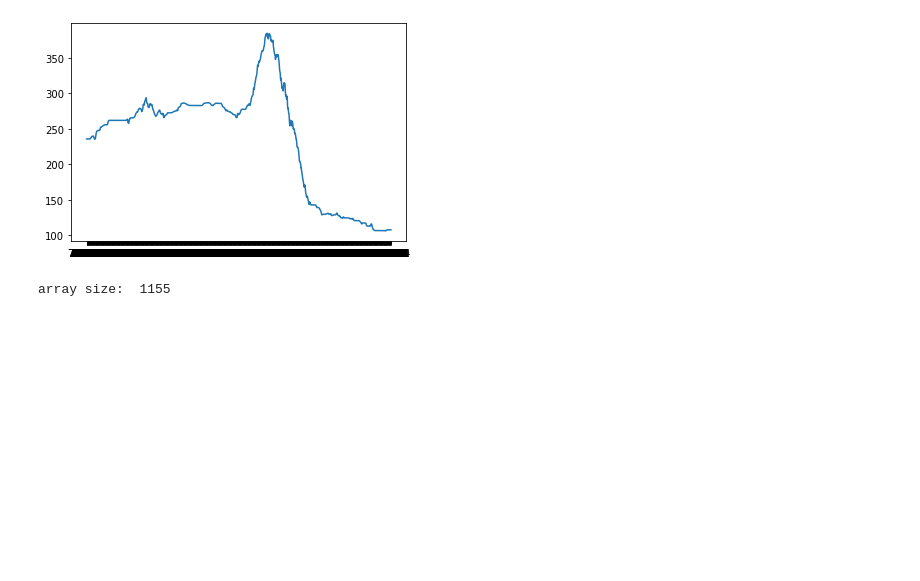
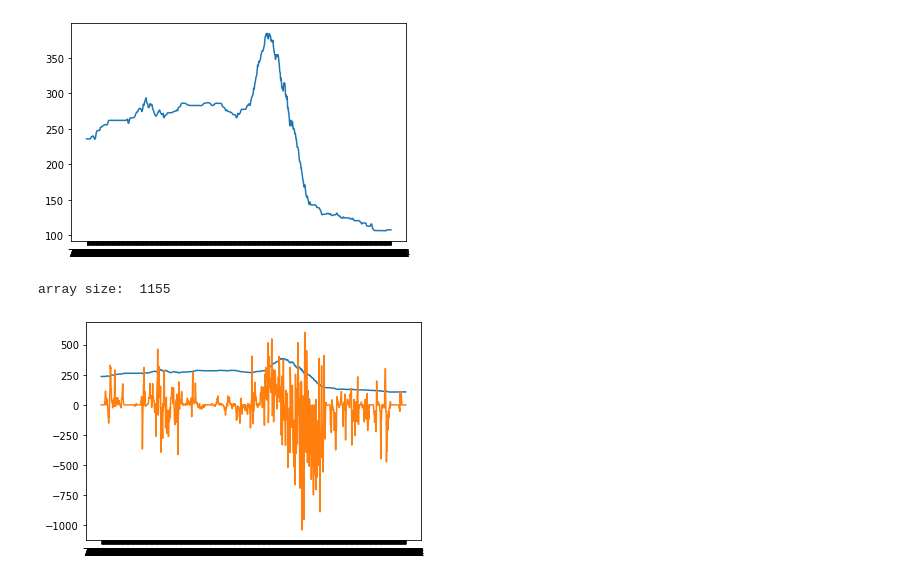
Before and after one commit to clinton724/Energy-consumption-prototype, a Jupyter notebook: Processing/source-code.ipynb, the cells around one changed output. Drawn from its saved outputs; the diff is of its cells as text; code cells hidden in the pictures; blank space fills up the shorter version.

Commit message:
Graphing Output

```diff
--- a/Processing/source-code.ipynb
+++ b/Processing/source-code.ipynb
@@ -187,0 +189,6 @@ totalWOrkDoneArray= totalWOrkDoneArray[0]
+# %%
+plt.plot(timeArray, altitudeArray)
+plt.plot(timeArray, slopDragWorkArray)
+plt.show()
+# %% [output]
+[figure, added]
```
Also changed, not shown: parts of 5 cells of this notebook.
